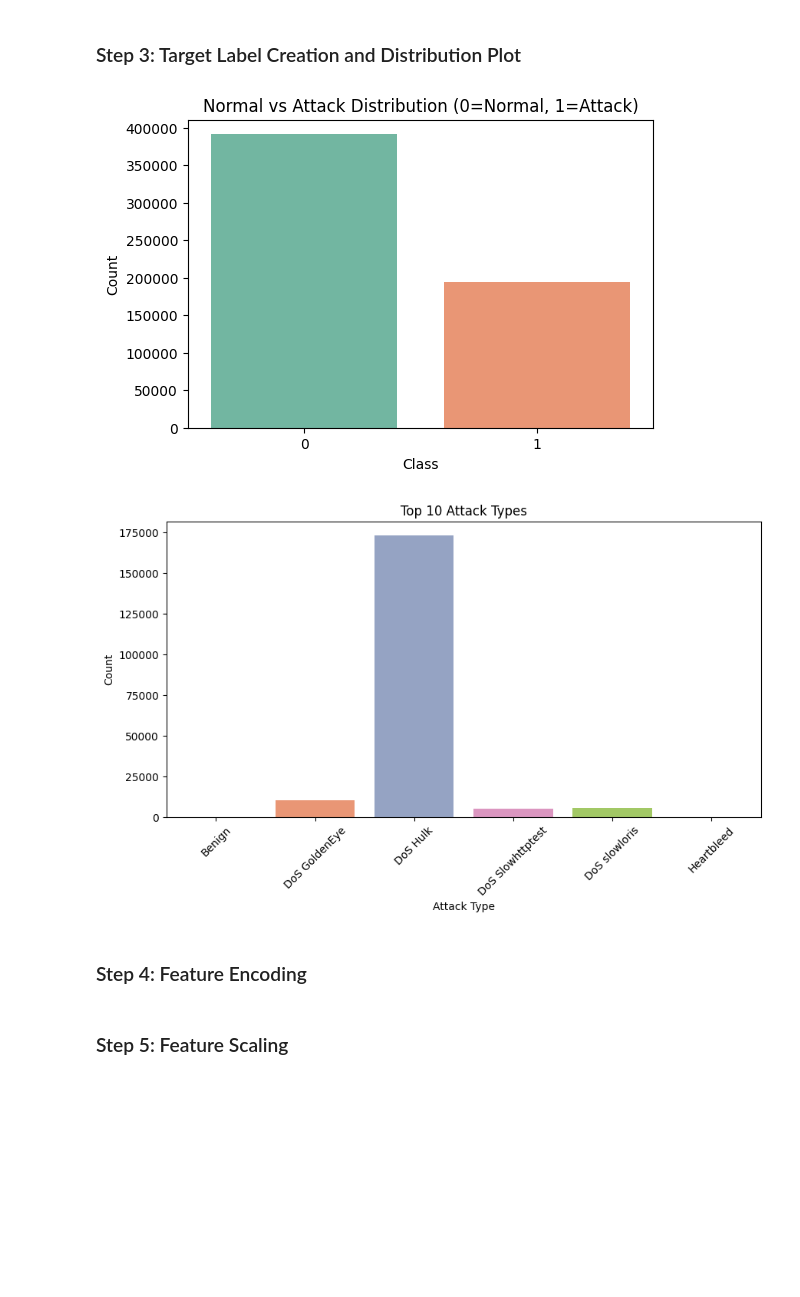
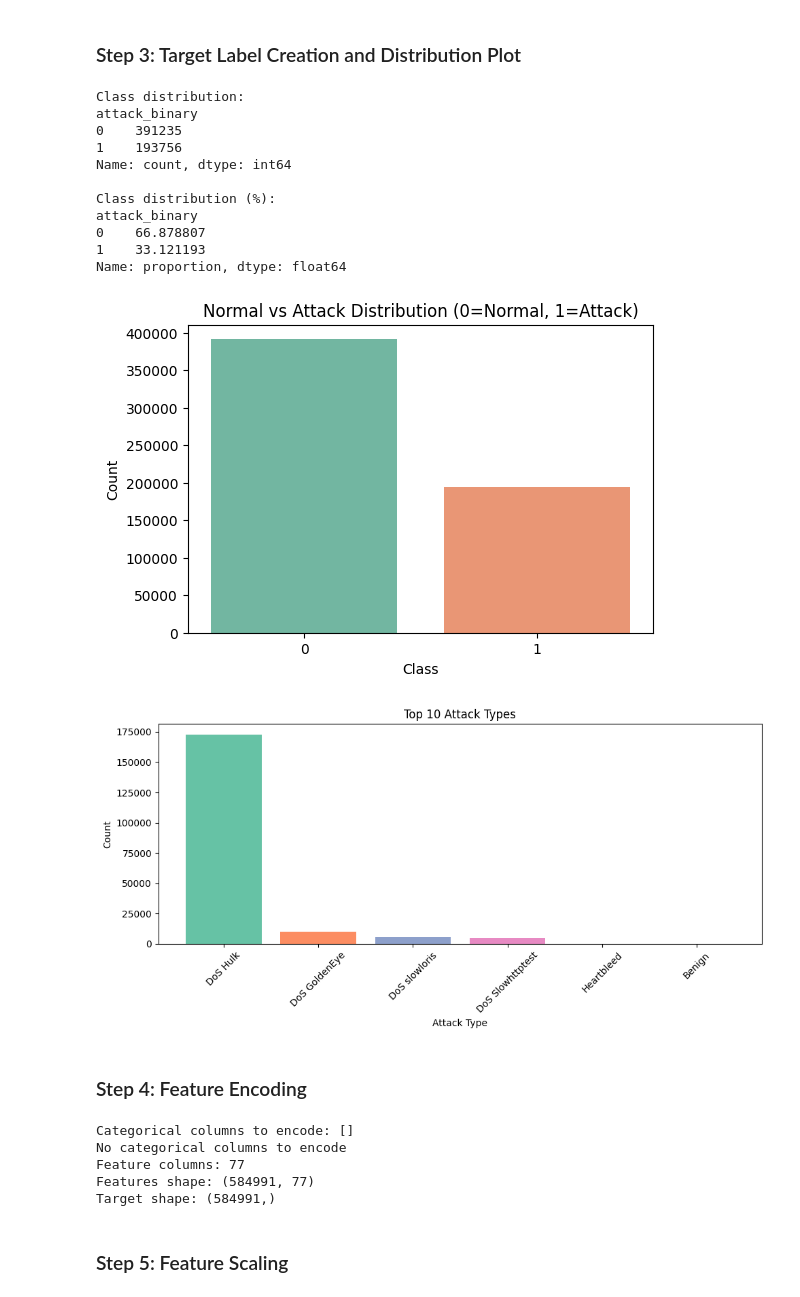
Before and after one commit to SpringBoardMentor193s/SentinelNet, a Jupyter notebook: notebooks/cicids_model_train.ipynb, the cells around one changed output. Cells and saved outputs as stored; diff of their text form; code cells hidden in the pictures; blank space fills up the shorter version.

```diff
--- a/notebooks/cicids_model_train.ipynb
+++ b/notebooks/cicids_model_train.ipynb
@@ -64,7 +72,9 @@ Dataset shape: (584991, 78)
 # %%
 # Check and drop missing values if any
 print("Missing values in dataset:", df.isnull().sum().sum())
-df.dropna(inplace=True)
+if df.isnull().sum().sum() > 0:
+    df.dropna(inplace=True)
+    print("Missing values dropped")
 
 # Remove duplicates
 before = df.shape[0]
@@ -79,27 +89,50 @@ Removed 0 duplicates. New shape: (584991, 78)
 # Create binary target variable: 0 = Benign, 1 = Attack
 df['attack_binary'] = df['Label'].apply(lambda x: 0 if str(x).lower() == 'benign' else 1)
 
+# Check class distribution
+print("Class distribution:")
+print(df['attack_binary'].value_counts())
+print("\nClass distribution (%):")
+print(df['attack_binary'].value_counts(normalize=True) * 100)
+
 # Plot class distribution
 plt.figure(figsize=(6,4))
-sns.countplot(x='attack_binary', hue='attack_binary', data=df, palette="Set2", dodge=False, legend=False)
+sns.countplot(x='attack_binary', data=df, hue='attack_binary', palette="Set2", legend=False)
 plt.title("Normal vs Attack Distribution (0=Normal, 1=Attack)")
 plt.xlabel("Class")
 plt.ylabel("Count")
 plt.show()
-
-# Top 10 attack types plot
-attack_counts = df[df['Label'].str.lower() != 'benign']['Label'].value_counts().head(10)
-
-plt.figure(figsize=(10,5))
-sns.barplot(x=attack_counts.index, y=attack_counts.values, hue=attack_counts.index, palette="Set2", dodge=False, legend=False)
-plt.title("Top 10 Attack Types")
-plt.xlabel("Attack Type")
-plt.ylabel("Count")
-plt.xticks(rotation=45)
-plt.show()
 # %% [output]
+Class distribution:
+attack_binary
+0    391235
+1    193756
+Name: count, dtype: int64
+
+Class distribution (%):
+attack_binary
+0    66.878807
+1    33.121193
+Name: proportion, dtype: float64
 [figure]
-[figure, removed]
+# %%
+# Top 10 attack types plot
+attack_counts = df[df['Label'].str.lower() != 'benign']['Label'].value_counts().head(10)
+
+plt.figure(figsize=(10,5))
+bars = plt.bar(attack_counts.index, attack_counts.values)
+colors = sns.color_palette("Set2", len(attack_counts))
+for i, bar in enumerate(bars):
+    bar.set_facecolor(colors[i])
+
+plt.title("Top 10 Attack Types")
+plt.xlabel("Attack Type")
+plt.ylabel("Count")
+plt.xticks(rotation=45)
+plt.tight_layout()
+plt.show()
+# %% [output]
+[figure, added]
 # %% [markdown]
 <h3>Step 4: Feature Encoding</h3>
 # %%
@@ -107,8 +140,30 @@ plt.show()
 categorical_cols = df.select_dtypes(include=['object']).columns.tolist()
 categorical_cols = [col for col in categorical_cols if col not in ['Label', 'attack_binary']]
 
-# One-hot encode categorical columns
-df = pd.get_dummies(df, columns=categorical_cols, drop_first=True)
+print("Categorical columns to encode:", categorical_cols)
+
+# One-hot encode categorical columns if any exist
+if categorical_cols:
+    df_encoded = pd.get_dummies(df, columns=categorical_cols, drop_first=True)
+    print(f"Shape after encoding: {df_encoded.shape}")
+else:
+    df_encoded = df.copy()
+    print("No categorical columns to encode")
+
+# Prepare features and target
+exclude_cols = ['Label', 'attack_binary']
+X = df_encoded.drop(columns=exclude_cols)
+y = df_encoded['attack_binary']
+
+print("Feature columns:", len(X.columns))
+print("Features shape:", X.shape)
+print("Target shape:", y.shape)
+# %% [output]
+Categorical columns to encode: []
+No categorical columns to encode
+Feature columns: 77
+Features shape: (584991, 77)
+Target shape: (584991,)
 # %% [markdown]
 <h3>Step 5: Feature Scaling</h3>
 # %%
```
Also changed, not shown: parts of 30 cells of this notebook, 15 other files.
